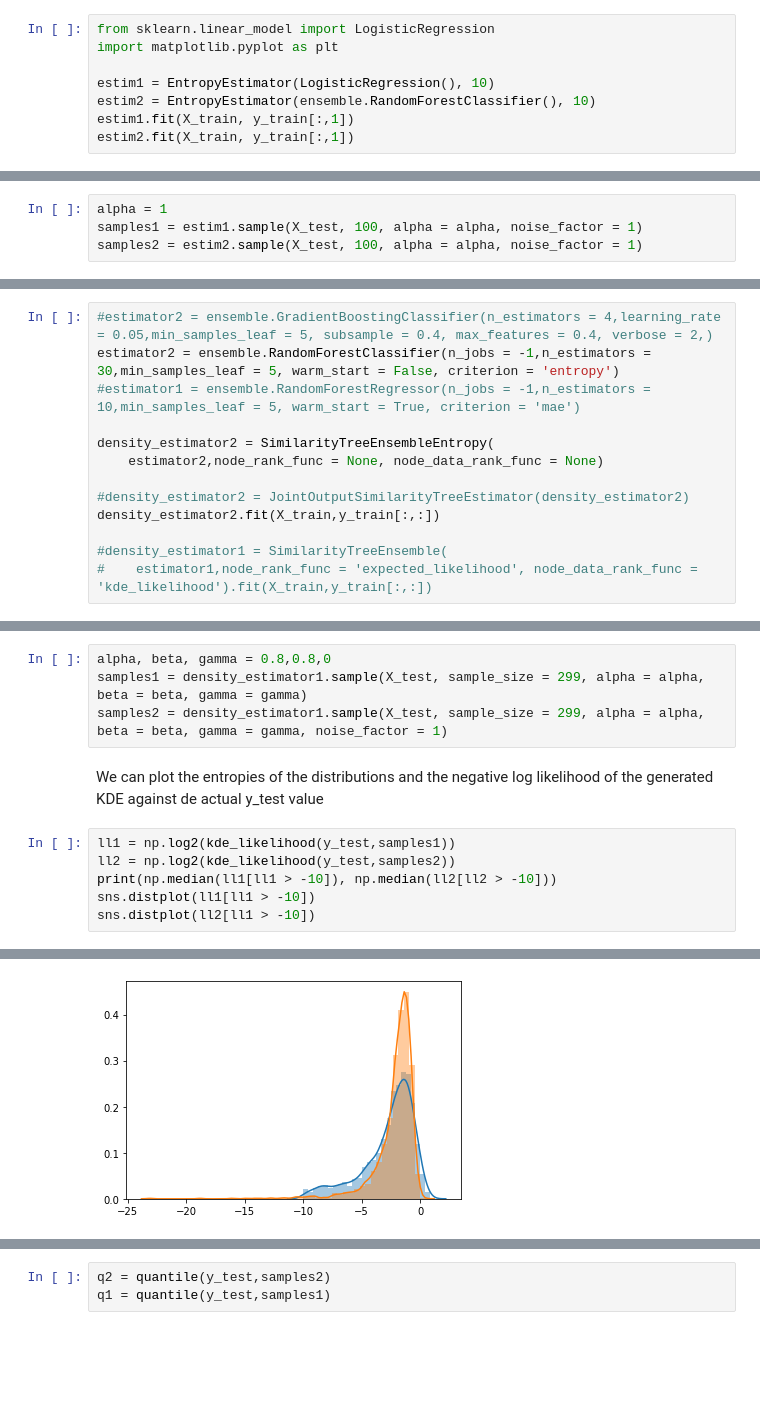
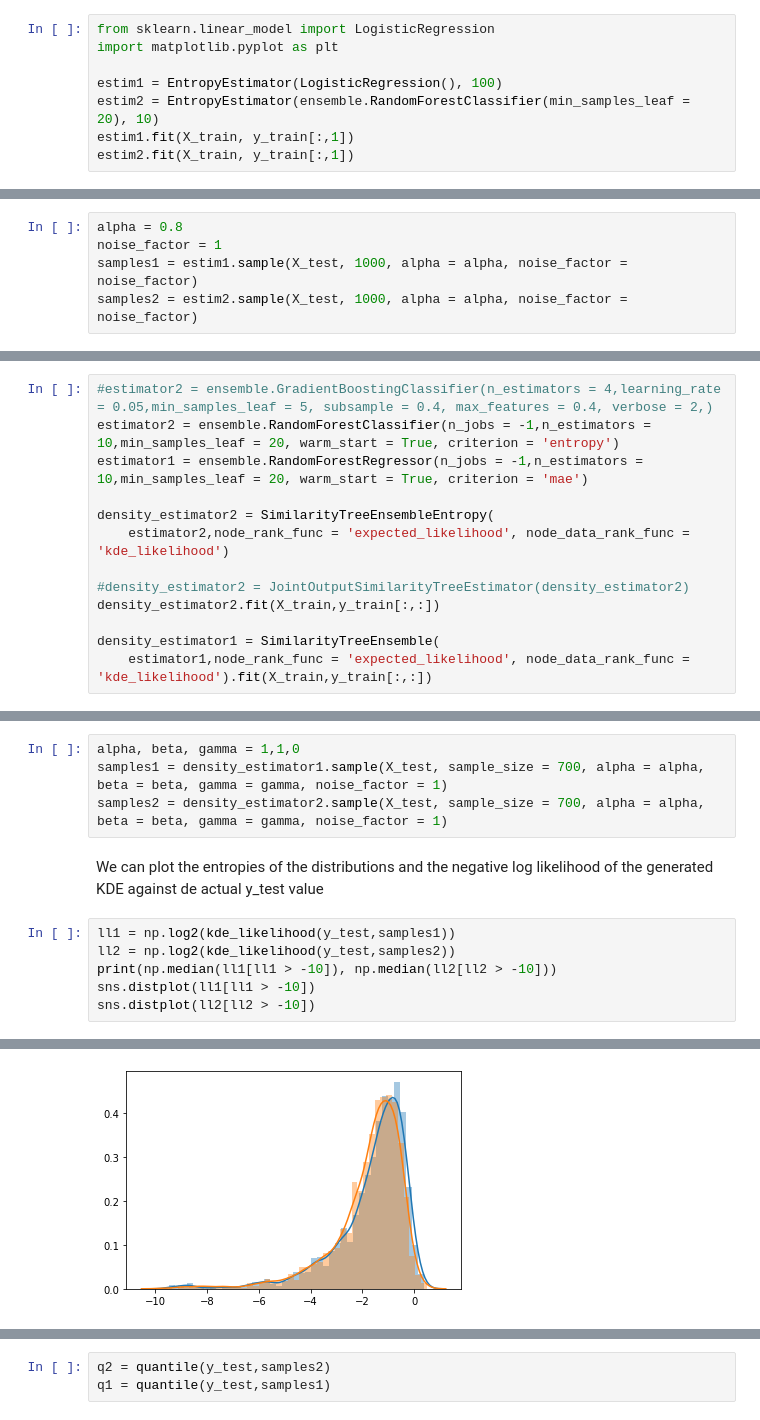
Before and after one commit to AlanGanem/scikit-density, a Jupyter notebook: notebooks/01_ensemble.ipynb, the cells around one changed output, grey strips where cells are left out. Saved outputs shown, nothing was run; the diff lists cells and outputs as text; blank space fills up the shorter version.

```diff
--- a/notebooks/01_ensemble.ipynb
+++ b/notebooks/01_ensemble.ipynb
@@ -355,8 +356,8 @@ It works well for any kind of distribution, but only supports marginal distribut
 from sklearn.linear_model import LogisticRegression
 import matplotlib.pyplot as plt
 
-estim1 = EntropyEstimator(LogisticRegression(), 10)
-estim2 = EntropyEstimator(ensemble.RandomForestClassifier(), 10)
+estim1 = EntropyEstimator(LogisticRegression(), 100)
+estim2 = EntropyEstimator(ensemble.RandomForestClassifier(min_samples_leaf = 20), 10)
 estim1.fit(X_train, y_train[:,1])
 estim2.fit(X_train, y_train[:,1])
 # %% [output]
@@ -389,7 +391,8 @@ else:
 # %%
-alpha = 1
-samples1 = estim1.sample(X_test, 100, alpha = alpha, noise_factor = 1)
-samples2 = estim2.sample(X_test, 100, alpha = alpha, noise_factor = 1)
+alpha = 0.8
+noise_factor = 1
+samples1 = estim1.sample(X_test, 1000, alpha = alpha, noise_factor = noise_factor)
+samples2 = estim2.sample(X_test, 1000, alpha = alpha, noise_factor = noise_factor)
 # %%
 nll1 = -np.log2(kde_likelihood(y_test[:,1:2],samples1))
 nll2 = -np.log2(kde_likelihood(y_test[:,1:2],samples2))
@@ -871,14 +874,14 @@ class SimilarityTreeEnsembleEntropy(SimilarityTreeEnsemble):
         return self
 # %%
 #estimator2 = ensemble.GradientBoostingClassifier(n_estimators = 4,learning_rate = 0.05,min_samples_leaf = 5, subsample = 0.4, max_features = 0.4, verbose = 2,)
-estimator2 = ensemble.RandomForestClassifier(n_jobs = -1,n_estimators = 30,min_samples_leaf = 5, warm_start = False, criterion = 'entropy')
-#estimator1 = ensemble.RandomForestRegressor(n_jobs = -1,n_estimators = 10,min_samples_leaf = 5, warm_start = True, criterion = 'mae')
+estimator2 = ensemble.RandomForestClassifier(n_jobs = -1,n_estimators = 10,min_samples_leaf = 20, warm_start = True, criterion = 'entropy')
+estimator1 = ensemble.RandomForestRegressor(n_jobs = -1,n_estimators = 10,min_samples_leaf = 20, warm_start = True, criterion = 'mae')
 
 density_estimator2 = SimilarityTreeEnsembleEntropy(
-    estimator2,node_rank_func = None, node_data_rank_func = None)
+    estimator2,node_rank_func = 'expected_likelihood', node_data_rank_func = 'kde_likelihood')
 
 #density_estimator2 = JointOutputSimilarityTreeEstimator(density_estimator2)
 density_estimator2.fit(X_train,y_train[:,:])
 
-#density_estimator1 = SimilarityTreeEnsemble(
-#    estimator1,node_rank_func = 'expected_likelihood', node_data_rank_func = 'kde_likelihood').fit(X_train,y_train[:,:])
+density_estimator1 = SimilarityTreeEnsemble(
+    estimator1,node_rank_func = 'expected_likelihood', node_data_rank_func = 'kde_likelihood').fit(X_train,y_train[:,:])
@@ -912,7 +913,7 @@ else:
 # %%
-alpha, beta, gamma = 0.8,0.8,0
-samples1 = density_estimator1.sample(X_test, sample_size = 299, alpha = alpha, beta = beta, gamma = gamma)
-samples2 = density_estimator1.sample(X_test, sample_size = 299, alpha = alpha, beta = beta, gamma = gamma, noise_factor = 1)
+alpha, beta, gamma = 1,1,0
+samples1 = density_estimator1.sample(X_test, sample_size = 700, alpha = alpha, beta = beta, gamma = gamma, noise_factor = 1)
+samples2 = density_estimator2.sample(X_test, sample_size = 700, alpha = alpha, beta = beta, gamma = gamma, noise_factor = 1)
 # %% [markdown]
 We can plot the entropies of the distributions and the negative log likelihood of the generated KDE against de actual y_test value
 # %%
@@ -920,5 +921,5 @@ ll1 = np.log2(kde_likelihood(y_test,samples1))
 ll2 = np.log2(kde_likelihood(y_test,samples2))
 print(np.median(ll1[ll1 > -10]), np.median(ll2[ll2 > -10]))
 sns.distplot(ll1[ll1 > -10])
-sns.distplot(ll2[ll1 > -10])
+sns.distplot(ll2[ll2 > -10])
 # %% [output]
@@ -926,5 +927,5 @@ sns.distplot(ll2[ll1 > -10])
 <matplotlib.axes._subplots.AxesSubplot at 0x...>
-[figure, old version]
+[figure, new version]
 # %%
 entr1 = kde_entropy(samples1, sample_size = 200)
 entr2 = kde_entropy(samples2, sample_size = 200)
```
Also changed, not shown: parts of 23 cells of this notebook, 51 other files.
